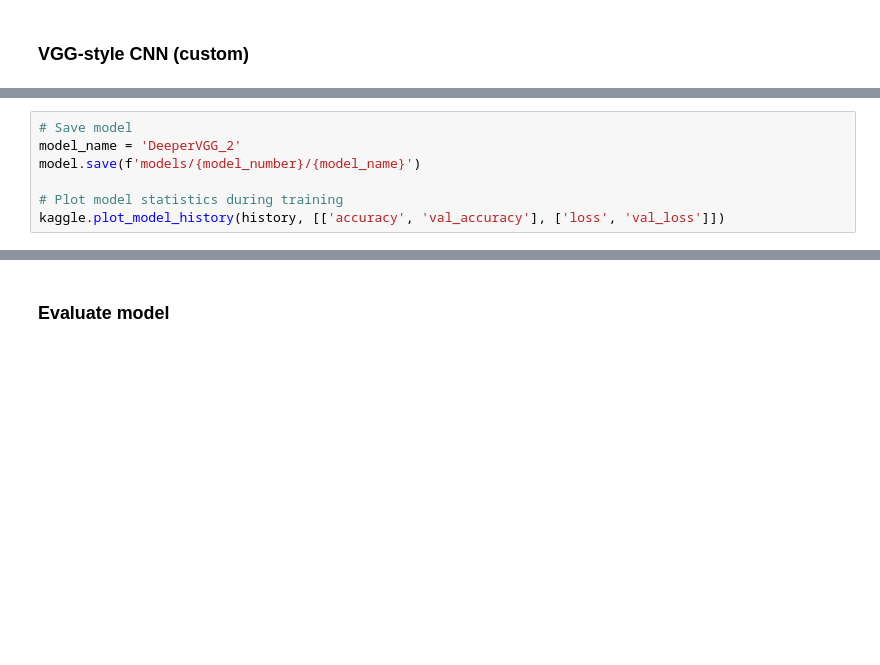
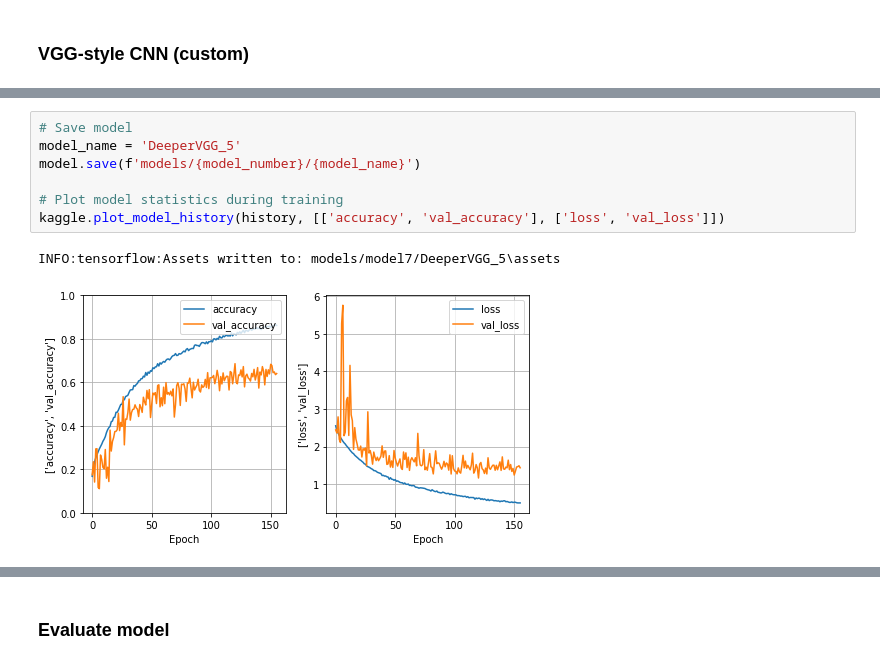
Before and after one commit to guillaume-jones/INF8245E, a Jupyter notebook: Kaggle/model7_deepervgg.ipynb, the cells around one changed output, grey strips where cells are left out. Drawn from its saved outputs; the diff is of its cells as text; blank space fills up the shorter version.

```diff
--- a/Kaggle/model7_deepervgg.ipynb
+++ b/Kaggle/model7_deepervgg.ipynb
@@ -125,10 +143,13 @@ model, history = kaggle.train_model(
 # %%
 # Save model
-model_name = 'DeeperVGG_2'
+model_name = 'DeeperVGG_5'
 model.save(f'models/{model_number}/{model_name}')
 
 # Plot model statistics during training
 kaggle.plot_model_history(history, [['accuracy', 'val_accuracy'], ['loss', 'val_loss']])
+# %% [output]
+INFO:tensorflow:Assets written to: models/model7/DeeperVGG_5\assets
+[figure, added]
 # %%
 # Fine-tune model
 print('Fine-tuning model')
```
Also changed, not shown: parts of 7 cells of this notebook, 28 other files.
